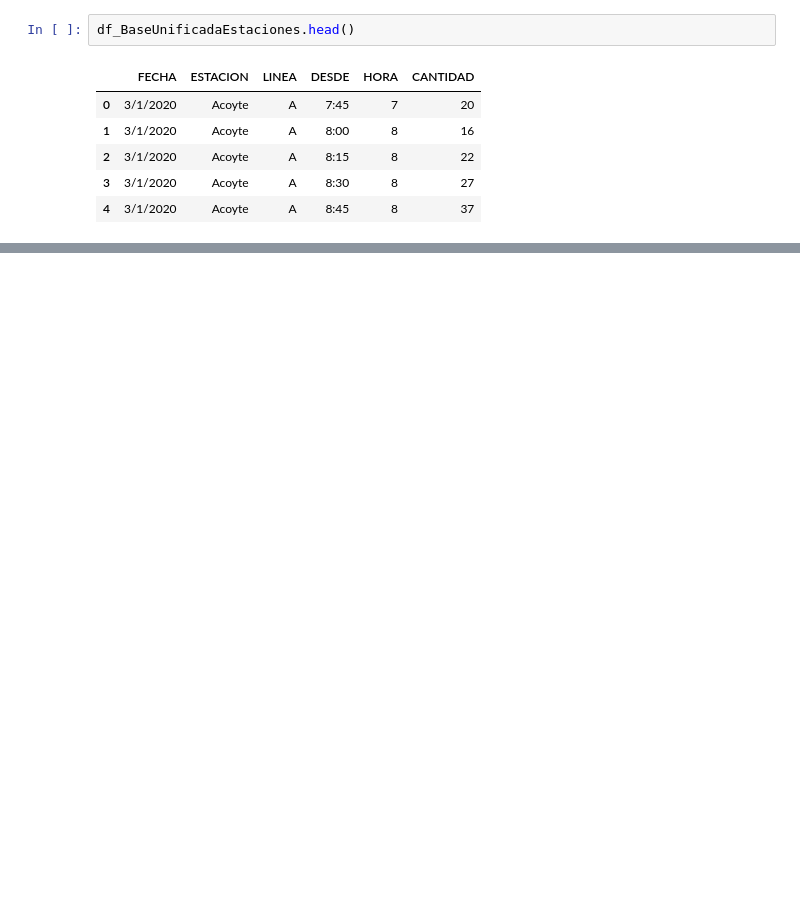
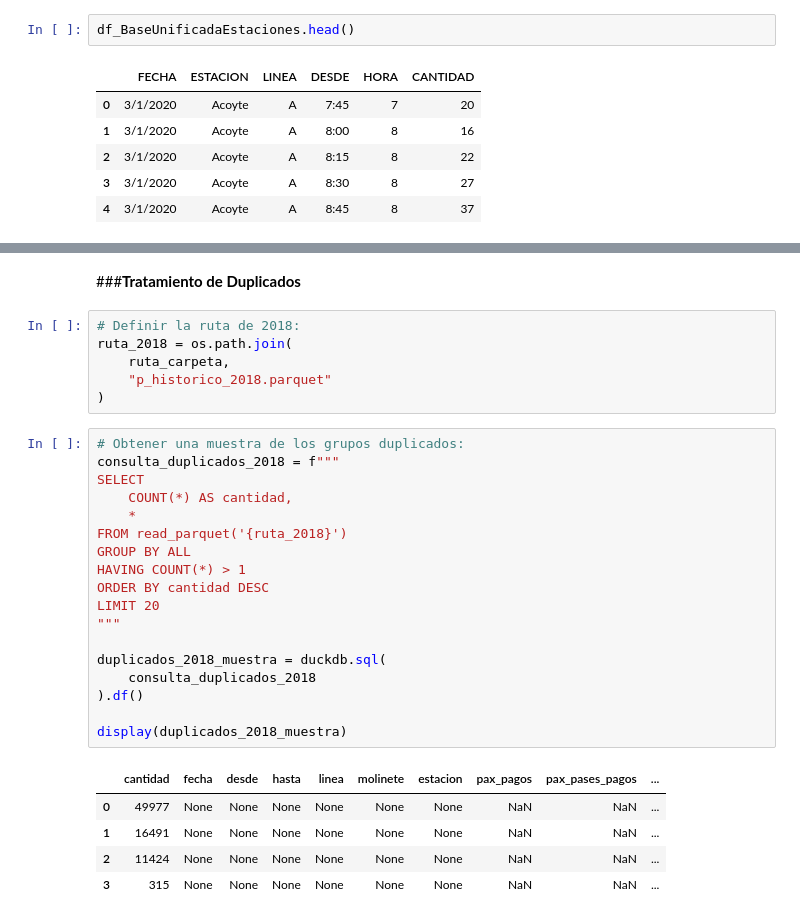
Before and after one commit to ChronosXV/Metodologia_grupo2, a Jupyter notebook: Metodologia_1_Grupo_2.ipynb, the cells around one changed output, grey strips where cells are left out. Cells and saved outputs as stored; diff of their text form; blank space fills up the shorter version.

```diff
--- a/Metodologia_1_Grupo_2.ipynb
+++ b/Metodologia_1_Grupo_2.ipynb
@@ -186,0 +1013,32 @@ df_BaseUnificadaEstaciones.head()
+# %% [markdown]
+###**Tratamiento de Duplicados**
+# %%
+# Definir la ruta de 2018:
+ruta_2018 = os.path.join(
+    ruta_carpeta,
+    "p_historico_2018.parquet"
+)
+# %%
+# Obtener una muestra de los grupos duplicados:
+consulta_duplicados_2018 = f"""
+SELECT
+    COUNT(*) AS cantidad,
+    *
+FROM read_parquet('{ruta_2018}')
+GROUP BY ALL
+HAVING COUNT(*) > 1
+ORDER BY cantidad DESC
+LIMIT 20
+"""
+
+duplicados_2018_muestra = duckdb.sql(
+    consulta_duplicados_2018
+).df()
+
+display(duplicados_2018_muestra)
+# %% [output]
+|  | cantidad | fecha | desde | hasta | linea | molinete | estacion | pax_pagos | pax_pases_pagos | ... |
+| 0 | 49977 | None | None | None | None | None | None | NaN | NaN | ... |
+| 1 | 16491 | None | None | None | None | None | None | NaN | NaN | ... |
+| 2 | 11424 | None | None | None | None | None | None | NaN | NaN | ... |
+| 3 | 315 | None | None | None | None | None | None | NaN | NaN | ... |
```
Also changed, not shown: parts of 86 cells of this notebook.
